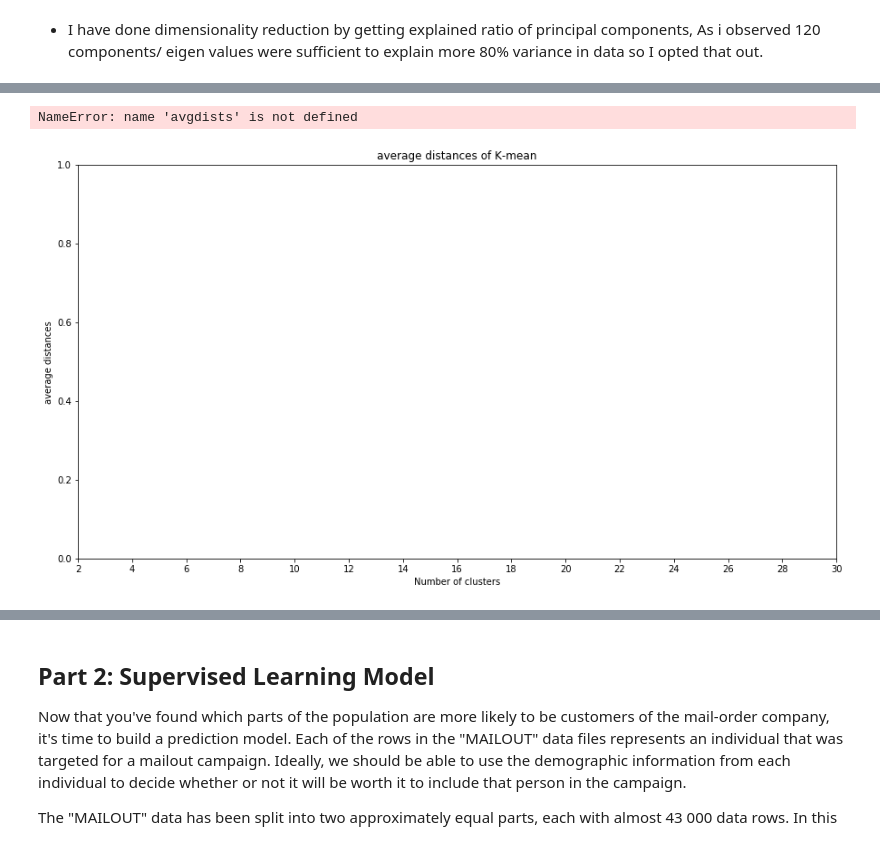
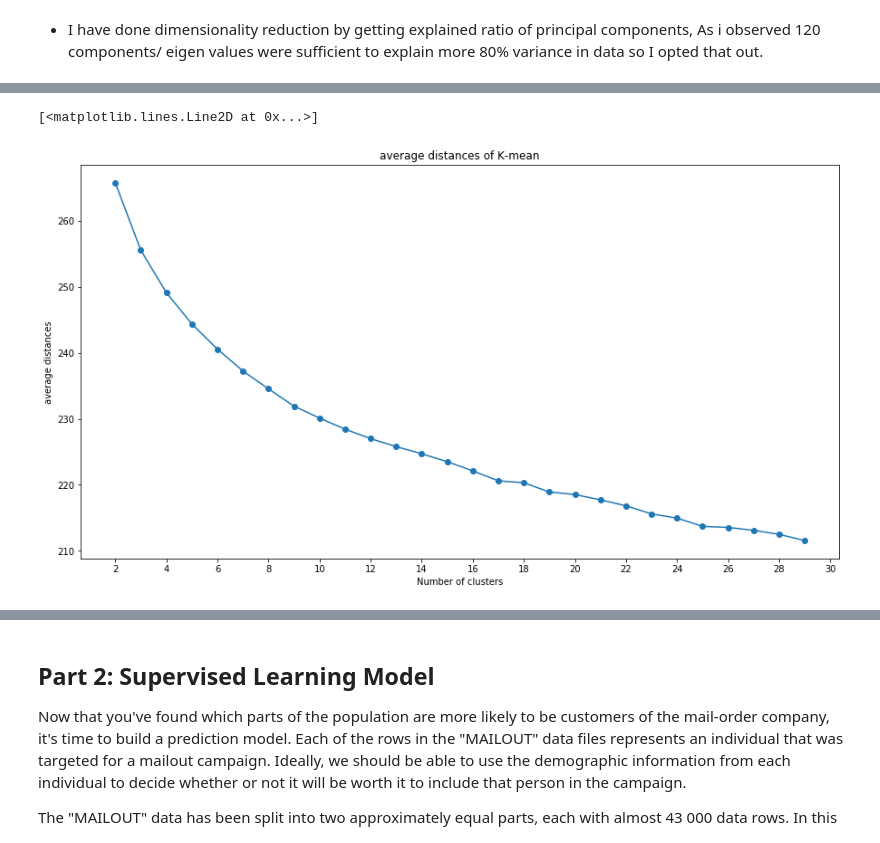
Before and after one commit to xueweiyema/ArvatoProject, a Jupyter notebook: Arvato Project Workbook.ipynb, the cells around one changed output, grey strips where cells are left out. Saved outputs shown, nothing was run; the diff lists cells and outputs as text; code cells hidden in the pictures.

```diff
--- a/Arvato Project Workbook.ipynb
+++ b/Arvato Project Workbook.ipynb
@@ -831,7 +902,5 @@ from sklearn.cluster import KMeans
 from sklearn.cluster import DBSCAN
 from sklearn import preprocessing
 # %%
-my_azdias_customers_df.fillna(0,inplace=True)
+my_azdias_df.fillna(0,inplace=True)
+my_customers_df.fillna(0,inplace=True)
-# %%
-# my_azdias_customers_df.iloc[my_customers_index.tolist()]
-my_azdias_df=my_azdias_customers_df.iloc[my_azdias_index.tolist()]
@@ -840,6 +909,6 @@ IndexError: positional indexers are out-of-bounds
 # %%
 %%time
 scaler = preprocessing.StandardScaler()
-scaled = scaler.fit_transform(my_azdias_customers_df)
-scaled_df=pd.DataFrame(scaled, columns=my_azdias_customers_df.columns)
+scaled = scaler.fit_transform(my_azdias_df)
+scaled_df=pd.DataFrame(scaled, columns=my_azdias_df.columns)
 # %% [output]
@@ -995,7 +1065,7 @@ Positive:  156 VK_DHT4A 0.1157838359645995  Negative:  172 ONLINE_AFFINITAET -0.
 kmeans_avg=[]
 kmeans_res_li=[]
 # Over a number of different cluster counts...
-for ind in range(2,10):
+for ind in range(2,30):
     # run k-means clustering on the data and...
     print('For Cluster',ind,'Processing is going on')
     kmeans=KMeans(n_clusters=ind, random_state=0)
@@ -1009,15 +1094,15 @@ KeyboardInterrupt:
 # %%
 # Investigate the change in within-cluster distance across number of clusters.
 # HINT: Use matplotlib's plot function to visualize this relationship.
 plt.figure(figsize=(15,8))
 plt.title('average distances of K-mean')
 plt.xlabel('Number of clusters')
 plt.ylabel('average distances')
 plt.xticks([0,2,4,6,8,10,12,14,16,18,20,22,24,26,28],[2,4,6,8,10,12,14,16,18,20,22,24,26,28,30])
-plt.plot(avgdists,marker='o')
+plt.plot(kmeans_avg,marker='o')
 # %% [output]
-NameError: name 'avgdists' is not defined
+[<matplotlib.lines.Line2D at 0x...>]
-[figure, old version]
+[figure, new version]
 # %%
 print(kmeans_avg)
 # %% [output]
```
Also changed, not shown: parts of 144 cells of this notebook, 17 other files.
